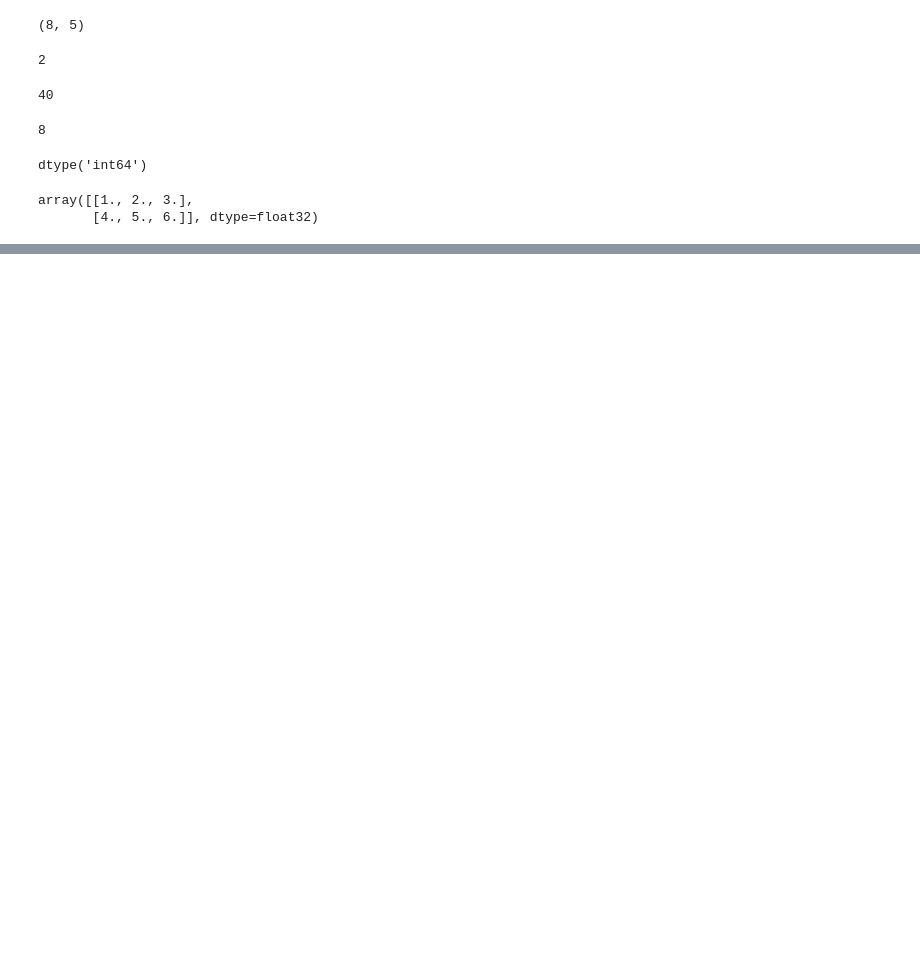
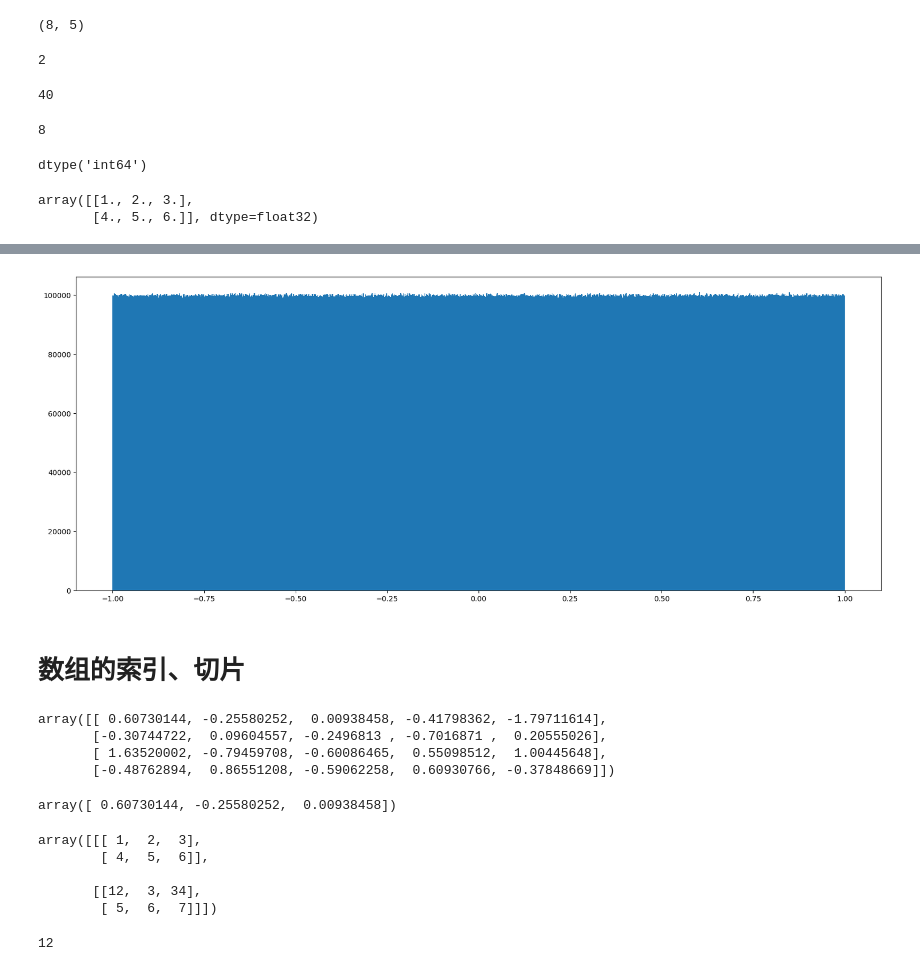
Before and after one commit to AllenWe1024/PythonandMLLearning, a Jupyter notebook: MLLearning/Numpy/Numpy1.ipynb, the cells around one changed output, grey strips where cells are left out. Drawn from its saved outputs; the diff is of its cells as text; code cells hidden in the pictures; blank space fills up the shorter version.

```diff
--- a/MLLearning/Numpy/Numpy1.ipynb
+++ b/MLLearning/Numpy/Numpy1.ipynb
@@ -83,0 +241,37 @@ array([[1., 2., 3.],
+# %%
+# 1.创建画布
+plt.figure(figsize=(20, 8), dpi=100)
+
+# 2.绘制图像
+plt.hist(x2, 1000)
+
+# 3.显示图像
+plt.show()
+# %% [output]
+[figure, added]
+# %% [markdown]
+# 数组的索引、切片
+# %%
+stock_change
+# %% [output]
+array([[ 0.60730144, -0.25580252,  0.00938458, -0.41798362, -1.79711614],
+       [-0.30744722,  0.09604557, -0.2496813 , -0.7016871 ,  0.20555026],
+       [ 1.63520002, -0.79459708, -0.60086465,  0.55098512,  1.00445648],
+       [-0.48762894,  0.86551208, -0.59062258,  0.60930766, -0.37848669]])
+# %%
+stock_change[0, 0:3]
+# %% [output]
+array([ 0.60730144, -0.25580252,  0.00938458])
+# %%
+a1 = np.array([ [[1,2,3],[4,5,6]], [[12,3,34],[5,6,7]]])
+a1
+# %% [output]
+array([[[ 1,  2,  3],
+        [ 4,  5,  6]],
+
+       [[12,  3, 34],
+        [ 5,  6,  7]]])
+# %%
+a1[1,0,0]
+# %% [output]
+12
```
Also changed, not shown: parts of 41 cells of this notebook.
